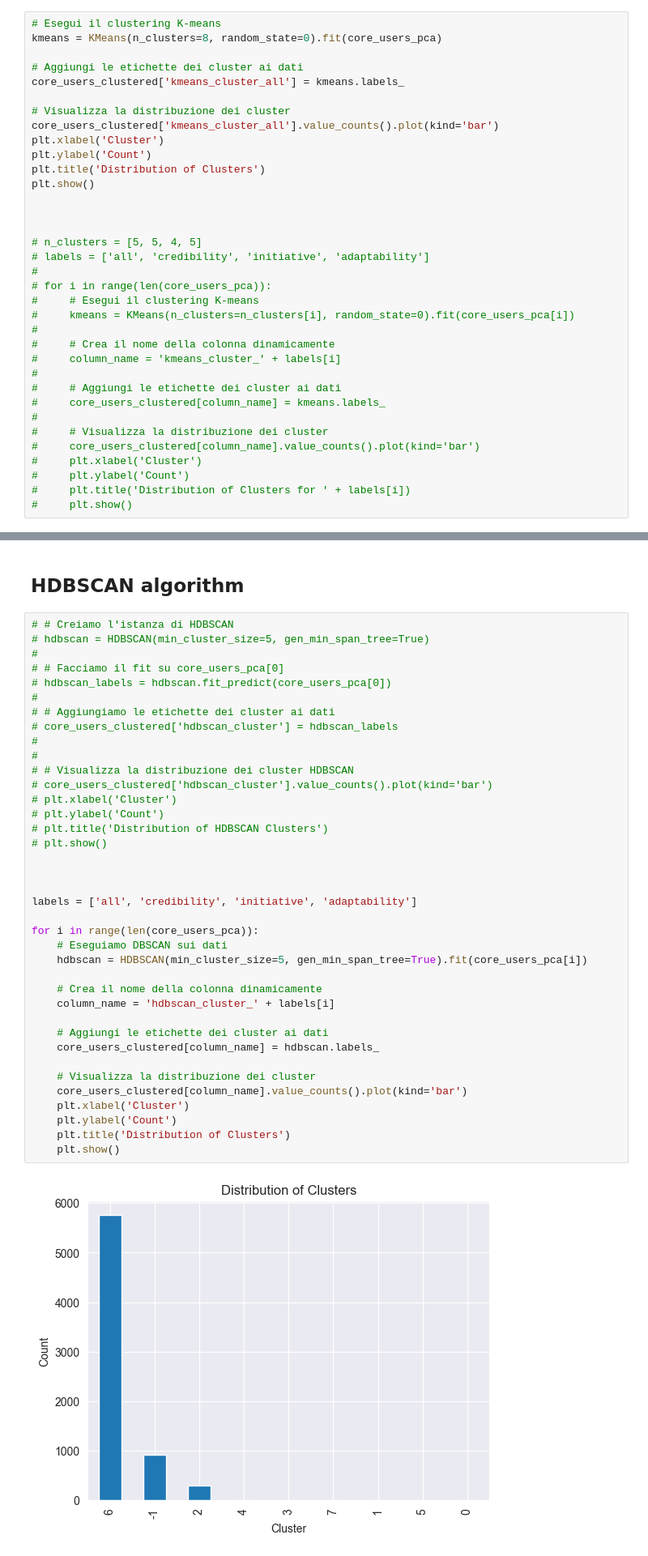
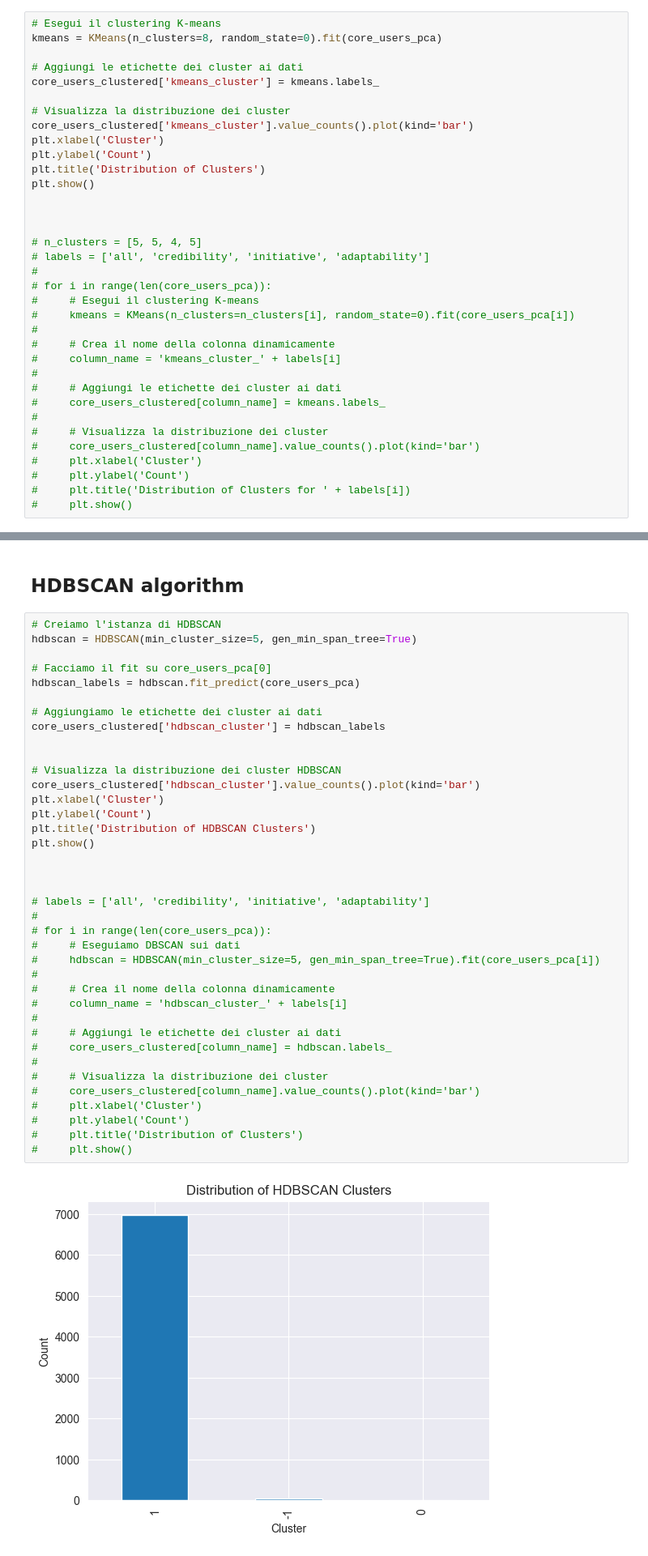
Before and after one commit to davisf20/characterization-of-user-misbehavior-in-online-social-media, a Jupyter notebook: notebooks/clusteringAnalysis.ipynb, the cells around one changed output, grey strips where cells are left out. Shown at 81% size. Drawn from its saved outputs; the diff is of its cells as text.

```diff
--- a/notebooks/clusteringAnalysis.ipynb
+++ b/notebooks/clusteringAnalysis.ipynb
@@ -130,10 +137,10 @@ plt.show()
 kmeans = KMeans(n_clusters=8, random_state=0).fit(core_users_pca)
 
 # Aggiungi le etichette dei cluster ai dati
-core_users_clustered['kmeans_cluster_all'] = kmeans.labels_
+core_users_clustered['kmeans_cluster'] = kmeans.labels_
 
 # Visualizza la distribuzione dei cluster
-core_users_clustered['kmeans_cluster_all'].value_counts().plot(kind='bar')
+core_users_clustered['kmeans_cluster'].value_counts().plot(kind='bar')
 plt.xlabel('Cluster')
 plt.ylabel('Count')
 plt.title('Distribution of Clusters')
@@ -470,42 +272,42 @@ plt.show()
 # %% [markdown]
 ## HDBSCAN algorithm
 # %%
-# # Creiamo l'istanza di HDBSCAN
-# hdbscan = HDBSCAN(min_cluster_size=5, gen_min_span_tree=True)
-#
-# # Facciamo il fit su core_users_pca[0]
-# hdbscan_labels = hdbscan.fit_predict(core_users_pca[0])
-#
-# # Aggiungiamo le etichette dei cluster ai dati
-# core_users_clustered['hdbscan_cluster'] = hdbscan_labels
-#
-#
-# # Visualizza la distribuzione dei cluster HDBSCAN
-# core_users_clustered['hdbscan_cluster'].value_counts().plot(kind='bar')
-# plt.xlabel('Cluster')
-# plt.ylabel('Count')
-# plt.title('Distribution of HDBSCAN Clusters')
-# plt.show()
+# Creiamo l'istanza di HDBSCAN
+hdbscan = HDBSCAN(min_cluster_size=5, gen_min_span_tree=True)
+
+# Facciamo il fit su core_users_pca[0]
+hdbscan_labels = hdbscan.fit_predict(core_users_pca)
+
+# Aggiungiamo le etichette dei cluster ai dati
+core_users_clustered['hdbscan_cluster'] = hdbscan_labels
+
+
+# Visualizza la distribuzione dei cluster HDBSCAN
+core_users_clustered['hdbscan_cluster'].value_counts().plot(kind='bar')
+plt.xlabel('Cluster')
+plt.ylabel('Count')
+plt.title('Distribution of HDBSCAN Clusters')
+plt.show()
 
 
 
-labels = ['all', 'credibility', 'initiative', 'adaptability']
-
-for i in range(len(core_users_pca)):
-    # Eseguiamo DBSCAN sui dati
-    hdbscan = HDBSCAN(min_cluster_size=5, gen_min_span_tree=True).fit(core_users_pca[i])
-
-    # Crea il nome della colonna dinamicamente
-    column_name = 'hdbscan_cluster_' + labels[i]
-
-    # Aggiungi le etichette dei cluster ai dati
-    core_users_clustered[column_name] = hdbscan.labels_
-
-    # Visualizza la distribuzione dei cluster
-    core_users_clustered[column_name].value_counts().plot(kind='bar')
-    plt.xlabel('Cluster')
-    plt.ylabel('Count')
-    plt.title('Distribution of Clusters')
-    plt.show()
+# labels = ['all', 'credibility', 'initiative', 'adaptability']
+#
+# for i in range(len(core_users_pca)):
+#     # Eseguiamo DBSCAN sui dati
+#     hdbscan = HDBSCAN(min_cluster_size=5, gen_min_span_tree=True).fit(core_users_pca[i])
+#
+#     # Crea il nome della colonna dinamicamente
+#     column_name = 'hdbscan_cluster_' + labels[i]
+#
+#     # Aggiungi le etichette dei cluster ai dati
+#     core_users_clustered[column_name] = hdbscan.labels_
+#
+#     # Visualizza la distribuzione dei cluster
+#     core_users_clustered[column_name].value_counts().plot(kind='bar')
+#     plt.xlabel('Cluster')
+#     plt.ylabel('Count')
+#     plt.title('Distribution of Clusters')
+#     plt.show()
 # %% [output]
-[figure, old version]
+[figure, new version]
```
Also changed, not shown: parts of 14 cells of this notebook.
